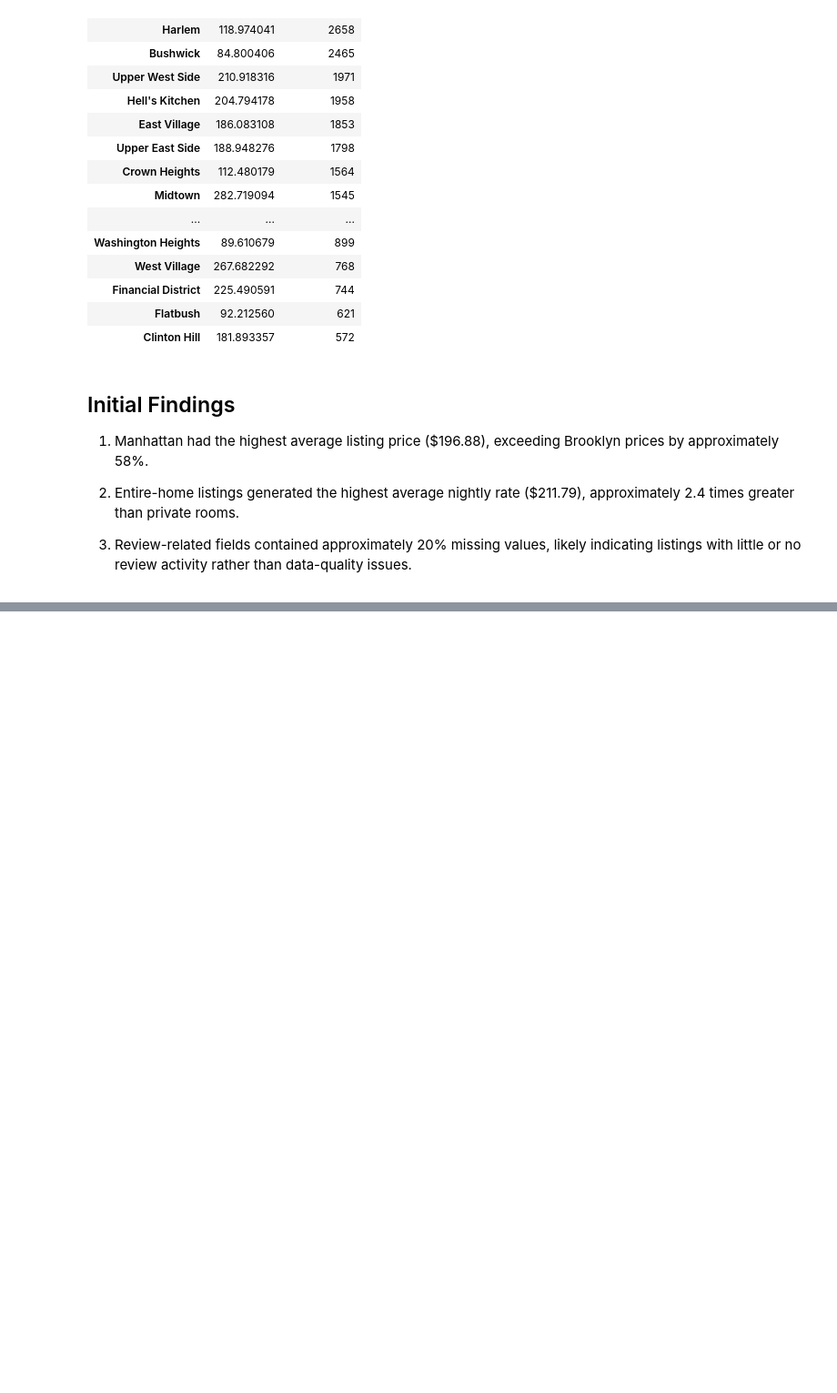
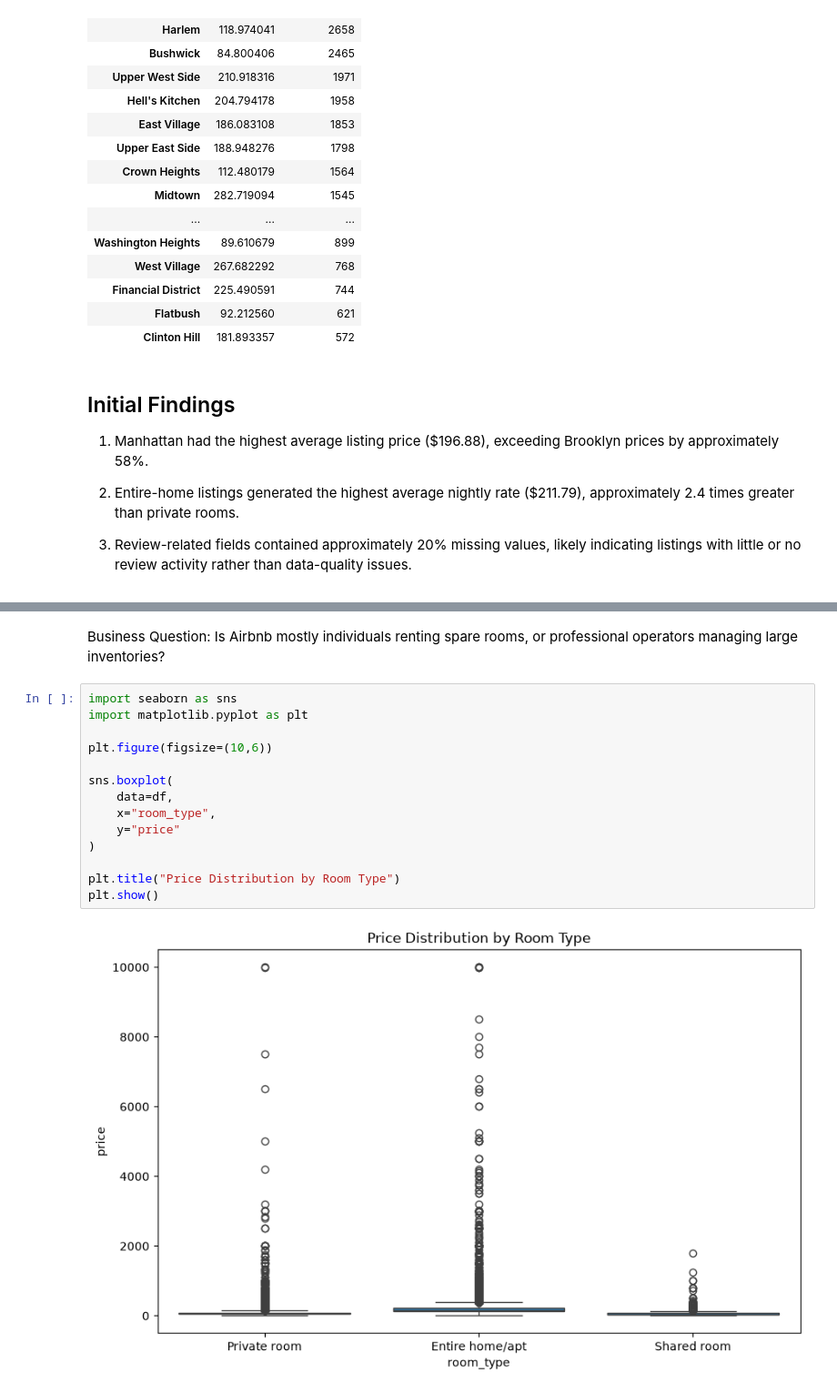
Before and after one commit to georgezeng316/data-portfolio, a Jupyter notebook: airbnb-analysis/notebooks/airbnb_analysis.ipynb, the cells around one changed output, grey strips where cells are left out. Shown at 91% size. Saved outputs shown, nothing was run; the diff lists cells and outputs as text; blank space fills up the shorter version.

```diff
--- a/airbnb-analysis/notebooks/airbnb_analysis.ipynb
+++ b/airbnb-analysis/notebooks/airbnb_analysis.ipynb
@@ -274,0 +401,18 @@ neighbourhood_summary.sort_values(
+# %% [markdown]
+Business Question: Is Airbnb mostly individuals renting spare rooms, or professional operators managing large inventories?
+# %%
+import seaborn as sns
+import matplotlib.pyplot as plt
+
+plt.figure(figsize=(10,6))
+
+sns.boxplot(
+    data=df,
+    x="room_type",
+    y="price"
+)
+
+plt.title("Price Distribution by Room Type")
+plt.show()
+# %% [output]
+[figure, added]
```
Also changed, not shown: parts of 15 cells of this notebook, 8 other files.
